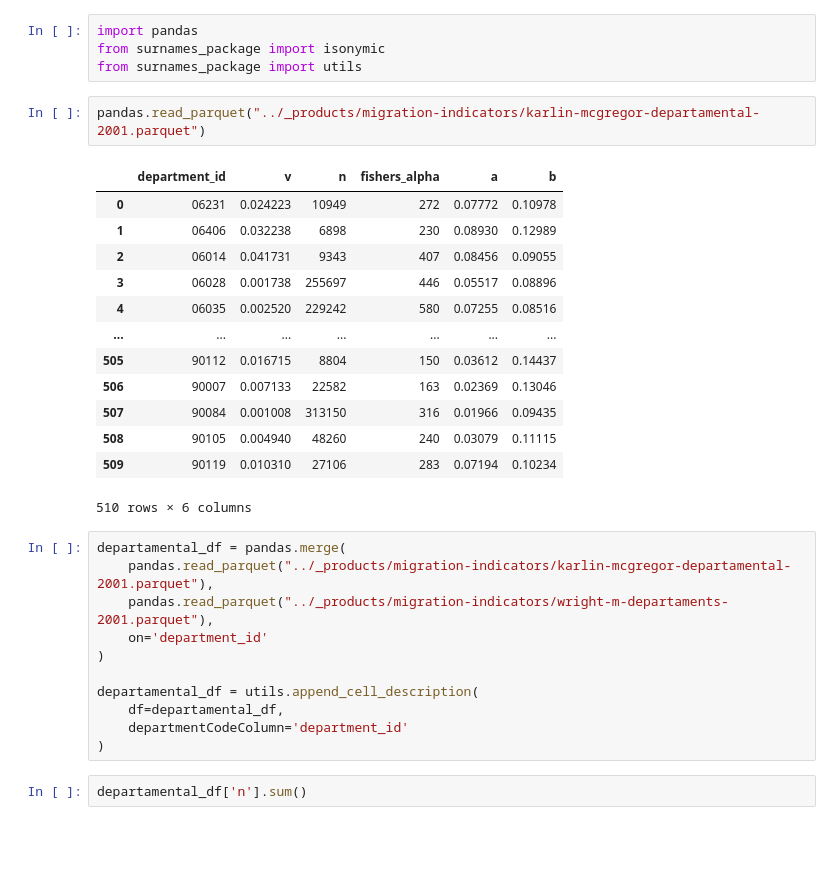
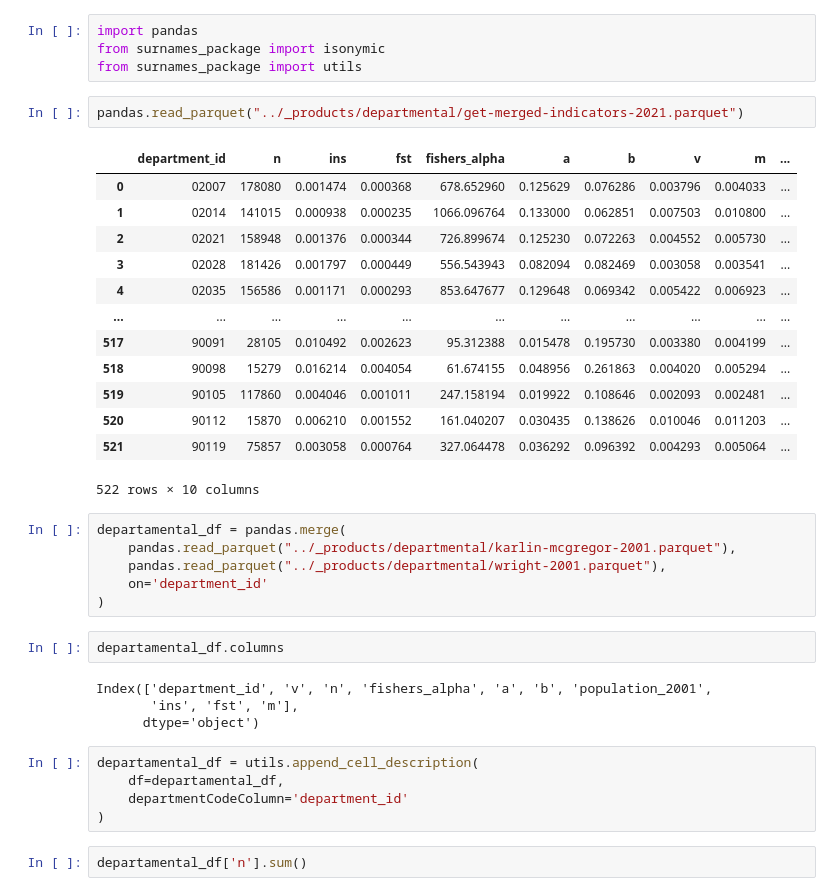
Before and after one commit to LeoMorales/surname-migrations-pipeline, a Jupyter notebook: __task_notebooks/[2001] Indicadores isonímicos - Moran.ipynb, the cells around one changed output. Saved outputs shown, nothing was run; the diff lists cells and outputs as text; blank space fills up the shorter version.

Commit message:
refactor: departmental choropleth maps

```diff
--- a/__task_notebooks/[2001] Indicadores isonímicos - Moran.ipynb
+++ b/__task_notebooks/[2001] Indicadores isonímicos - Moran.ipynb
@@ -3,28 +3,34 @@ import pandas
 from surnames_package import isonymic
 from surnames_package import utils
 # %%
-pandas.read_parquet("../_products/migration-indicators/karlin-mcgregor-departamental-2001.parquet")
+pandas.read_parquet("../_products/departmental/get-merged-indicators-2021.parquet")
 # %% [output]
-|  | department_id | v | n | fishers_alpha | a | b |
-| 0 | 06231 | 0.024223 | 10949 | 272 | 0.07772 | 0.10978 |
-| 1 | 06406 | 0.032238 | 6898 | 230 | 0.08930 | 0.12989 |
-| 2 | 06014 | 0.041731 | 9343 | 407 | 0.08456 | 0.09055 |
-| 3 | 06028 | 0.001738 | 255697 | 446 | 0.05517 | 0.08896 |
-| 4 | 06035 | 0.002520 | 229242 | 580 | 0.07255 | 0.08516 |
-| ... | ... | ... | ... | ... | ... | ... |
-| 505 | 90112 | 0.016715 | 8804 | 150 | 0.03612 | 0.14437 |
-| 506 | 90007 | 0.007133 | 22582 | 163 | 0.02369 | 0.13046 |
-| 507 | 90084 | 0.001008 | 313150 | 316 | 0.01966 | 0.09435 |
-| 508 | 90105 | 0.004940 | 48260 | 240 | 0.03079 | 0.11115 |
-| 509 | 90119 | 0.010310 | 27106 | 283 | 0.07194 | 0.10234 |
+|  | department_id | n | ins | fst | fishers_alpha | a | b | v | m | ... |
+| 0 | 02007 | 178080 | 0.001474 | 0.000368 | 678.652960 | 0.125629 | 0.076286 | 0.003796 | 0.004033 | ... |
+| 1 | 02014 | 141015 | 0.000938 | 0.000235 | 1066.096764 | 0.133000 | 0.062851 | 0.007503 | 0.010800 | ... |
+| 2 | 02021 | 158948 | 0.001376 | 0.000344 | 726.899674 | 0.125230 | 0.072263 | 0.004552 | 0.005730 | ... |
+| 3 | 02028 | 181426 | 0.001797 | 0.000449 | 556.543943 | 0.082094 | 0.082469 | 0.003058 | 0.003541 | ... |
+| 4 | 02035 | 156586 | 0.001171 | 0.000293 | 853.647677 | 0.129648 | 0.069342 | 0.005422 | 0.006923 | ... |
+| ... | ... | ... | ... | ... | ... | ... | ... | ... | ... | ... |
+| 517 | 90091 | 28105 | 0.010492 | 0.002623 | 95.312388 | 0.015478 | 0.195730 | 0.003380 | 0.004199 | ... |
+| 518 | 90098 | 15279 | 0.016214 | 0.004054 | 61.674155 | 0.048956 | 0.261863 | 0.004020 | 0.005294 | ... |
+| 519 | 90105 | 117860 | 0.004046 | 0.001011 | 247.158194 | 0.019922 | 0.108646 | 0.002093 | 0.002481 | ... |
+| 520 | 90112 | 15870 | 0.006210 | 0.001552 | 161.040207 | 0.030435 | 0.138626 | 0.010046 | 0.011203 | ... |
+| 521 | 90119 | 75857 | 0.003058 | 0.000764 | 327.064478 | 0.036292 | 0.096392 | 0.004293 | 0.005064 | ... |
-510 rows × 6 columns
+522 rows × 10 columns
+# %%
+departamental_df = pandas.merge(
+    pandas.read_parquet("../_products/departmental/karlin-mcgregor-2001.parquet"),
+    pandas.read_parquet("../_products/departmental/wright-2001.parquet"),
+    on='department_id'
+)
+# %%
+departamental_df.columns
+# %% [output]
+Index(['department_id', 'v', 'n', 'fishers_alpha', 'a', 'b', 'population_2001',
+       'ins', 'fst', 'm'],
+      dtype='object')
 # %%
-departamental_df = pandas.merge(
-    pandas.read_parquet("../_products/migration-indicators/karlin-mcgregor-departamental-2001.parquet"),
-    pandas.read_parquet("../_products/migration-indicators/wright-m-departaments-2001.parquet"),
-    on='department_id'
-)
-
 departamental_df = utils.append_cell_description(
     df=departamental_df,
     departmentCodeColumn='department_id'
```
Also changed, not shown: 10 other files.
